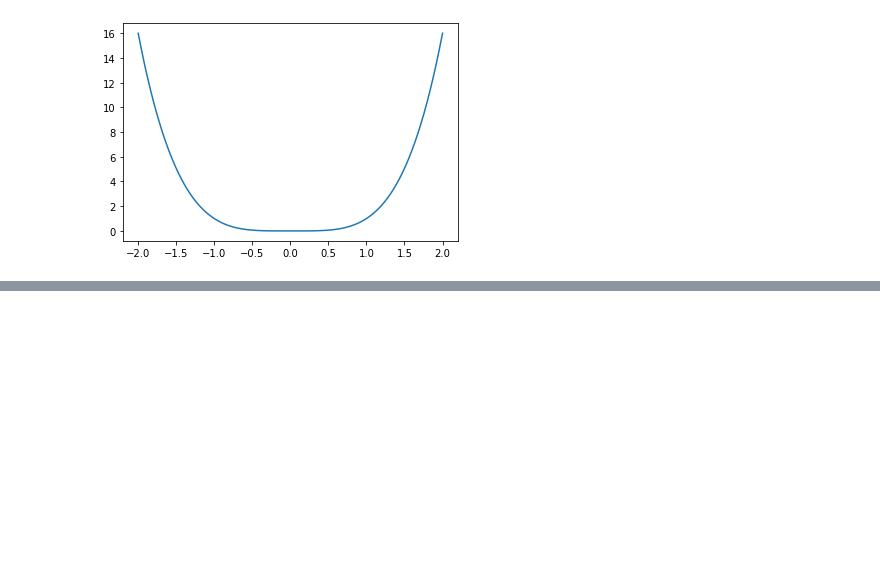
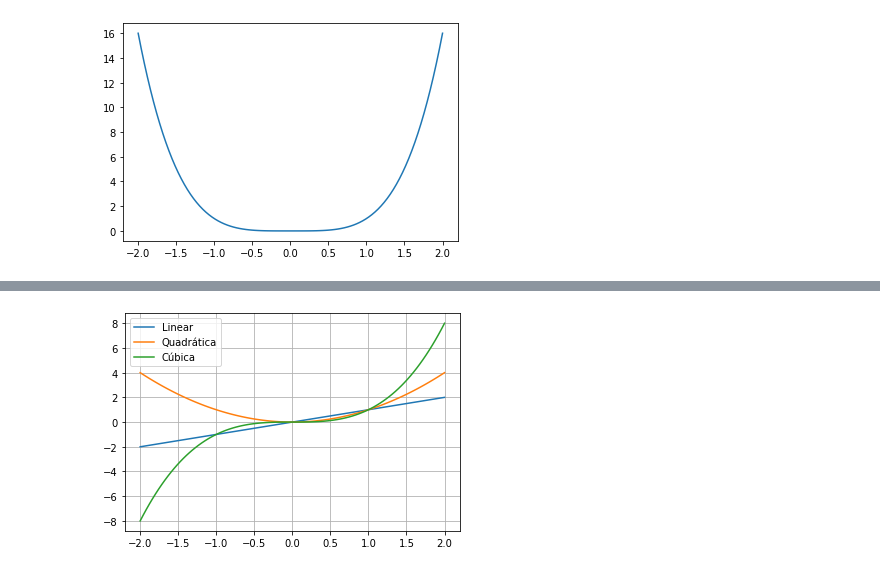
Before and after one commit to gabrieleite/CienciadeDados_Aula5, a Jupyter notebook: Pandas_Aula5.ipynb, the cells around one changed output, grey strips where cells are left out. Cells and saved outputs as stored; diff of their text form; code cells hidden in the pictures; blank space fills up the shorter version.

```diff
--- a/Pandas_Aula5.ipynb
+++ b/Pandas_Aula5.ipynb
@@ -62,0 +86,17 @@ plt.show()
+# %%
+# Personalizando o gráfico
+x = np.linspace(-2, 2, 100)
+
+plt.plot(x, x, label='Linear')
+plt.plot(x, x**2, label='Quadrática')
+plt.plot(x, x**3, label='Cúbica')
+
+# habilitando a exposição de legendas
+plt.legend()
+
+# habilitar um grid
+plt.grid(True)
+
+plt.show()
+# %% [output]
+[figure, added]
```
Also changed, not shown: parts of 19 cells of this notebook.
